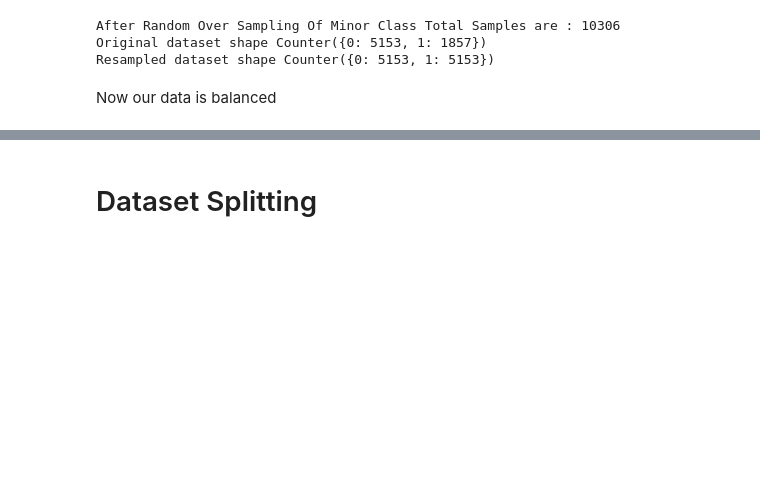
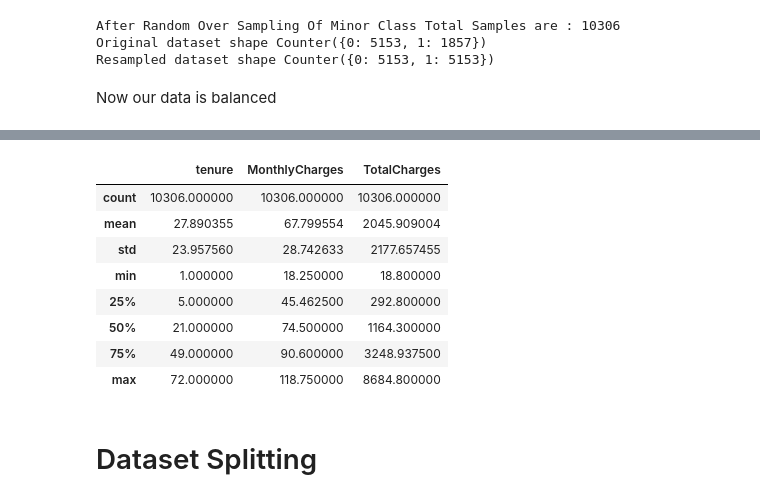
Before and after one commit to ikoghoemmanuell/Classification----Predicting-Customer-Churn, a Jupyter notebook: Team Nice LP3 - complete .ipynb, the cells around one changed output, grey strips where cells are left out. Cells and saved outputs as stored; diff of their text form; code cells hidden in the pictures; blank space fills up the shorter version.

```diff
--- a/Team Nice LP3 - complete .ipynb
+++ b/Team Nice LP3 - complete .ipynb
@@ -667,3 +688,15 @@ Now our data is balanced
+# %%
+X_new.describe()
+# %% [output]
+|  | tenure | MonthlyCharges | TotalCharges |
+| count | 10306.000000 | 10306.000000 | 10306.000000 |
+| mean | 27.890355 | 67.799554 | 2045.909004 |
+| std | 23.957560 | 28.742633 | 2177.657455 |
+| min | 1.000000 | 18.250000 | 18.800000 |
+| 25% | 5.000000 | 45.462500 | 292.800000 |
+| 50% | 21.000000 | 74.500000 | 1164.300000 |
+| 75% | 49.000000 | 90.600000 | 3248.937500 |
+| max | 72.000000 | 118.750000 | 8684.800000 |
 # %% [markdown]
 # Dataset Splitting
 # %%
```
Also changed, not shown: parts of 41 cells of this notebook.
